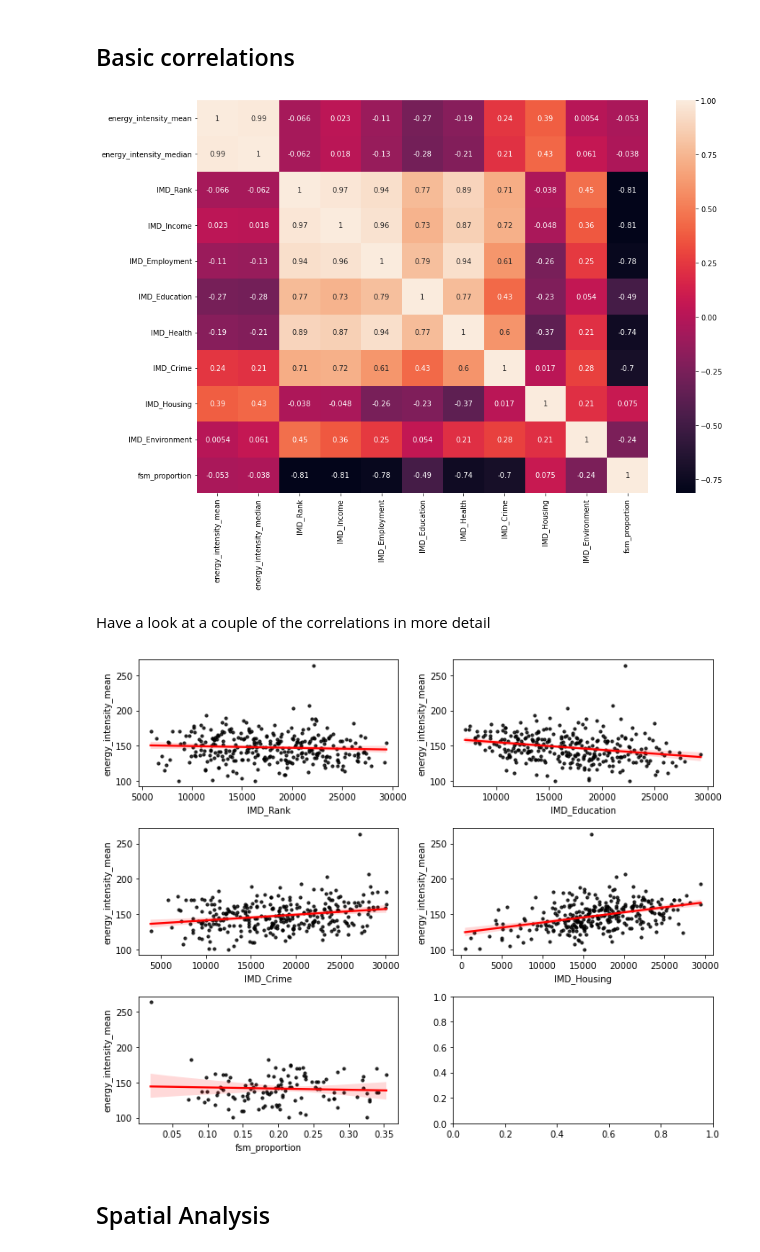
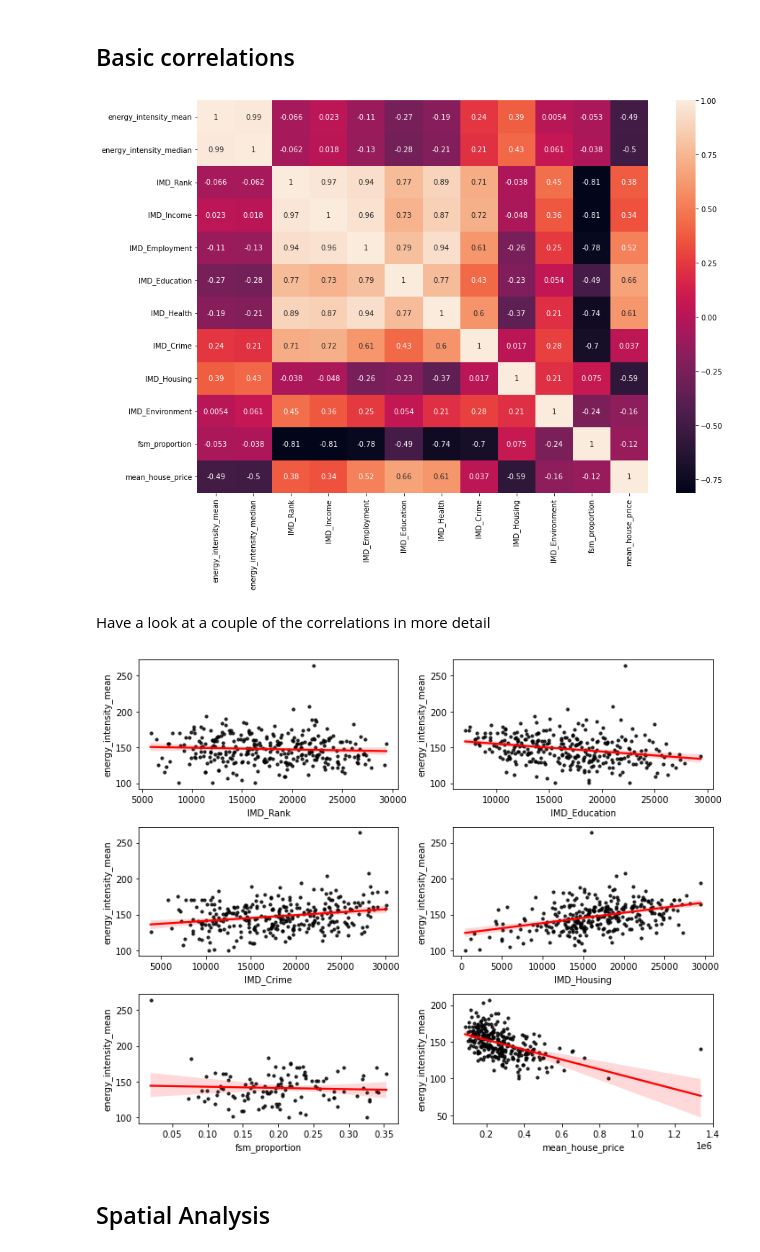
Before and after one commit to anetobradley/energy_flex, a Jupyter notebook: 02-EnergyModel/Energy_Intensity_Analysis/energy_intensity_analysis.ipynb, the cells around one changed output. Saved outputs shown, nothing was run; the diff lists cells and outputs as text; code cells hidden in the pictures.

Commit message:
added house price data

```diff
--- a/02-EnergyModel/Energy_Intensity_Analysis/energy_intensity_analysis.ipynb
+++ b/02-EnergyModel/Energy_Intensity_Analysis/energy_intensity_analysis.ipynb
@@ -21,7 +21,8 @@ import contextily as cx
 # %%
 # Read data and make the index the LAD code (allows much easier joining to other data on LAD code)
 energy_intensity = gpd.read_file(
-    os.path.join("..", "01_Base_Posterior_Sampling/", "Sample_outputs", "energy_intensity_by_lad_since_2000.geojson")).set_index("local_authority", drop=True)
+    os.path.join("..", "01_Base_Posterior_Sampling/", "Sample_outputs", "energy_intensity_by_lad_since_2000.geojson"))
+energy_intensity = energy_intensity.set_index("local_authority", drop=True)
 
 # Drop LSOAs that don't have energy intensity data.
 # Note that columns are currently strings, so need to find values with string 'NA',
@@ -88,0 +94,3 @@ del oa_dict, lsoa_dict
+# %%
+house_price_lad = pd.read_csv(os.path.join("data", "house_price", "England-annual-price-change-by-local-authority-2021-03.csv"))
+house_price_lad
@@ -88,0 +128,17 @@ del oa_dict, lsoa_dict
+# %%
+# Merge to the energy data. Need to reset and then set index otherwise we lose the lsoa code
+energy_intensity = energy_intensity.reset_index().merge(house_price_lad[['Local authorities', 'March 2020']],
+                                how="left", left_on="authority_name", right_on="Local authorities",
+                                validate="1:1").set_index("local_authority")
+
+# Sanity check the join (not currently because some areas do not join. Leaving for now)
+if energy_intensity['March 2020'].isna().any():
+    # Some didn't join
+    fail = energy_intensity.loc[energy_intensity['March 2020'].isna()]
+    print(f"Warning {len(fail)} LADs didn't join")
+
+energy_intensity['Local authorities'] = None
+energy_intensity = energy_intensity.rename(columns={"March 2020": "mean_house_price"})
+
+#energy_intensity.sample(4)
+energy_intensity.plot(column="mean_house_price", cmap='OrRd', edgecolor='k', linewidth=0.2, legend=True)
@@ -232,16 +292,18 @@ https://www.gov.uk/government/statistics/sub-regional-fuel-poverty-data-2021
 ## Basic correlations
 # %%
 fig, ax = plt.subplots(figsize=(14,10))
-cols = ['energy_intensity_mean', 'energy_intensity_median', 'IMD_Rank', 'IMD_Income', 'IMD_Employment', 'IMD_Education', 'IMD_Health', 'IMD_Crime', 'IMD_Housing', 'IMD_Environment', 'fsm_proportion']
+cols = ['energy_intensity_mean', 'energy_intensity_median', 'IMD_Rank', 'IMD_Income', 'IMD_Employment',
+        'IMD_Education', 'IMD_Health', 'IMD_Crime', 'IMD_Housing', 'IMD_Environment',
+        'fsm_proportion', 'mean_house_price']
 sns.heatmap(energy_intensity[cols].corr(), annot=True, ax=ax)
 del cols
 # %% [output]
-[figure, old version]
+[figure, new version]
 # %% [markdown]
 Have a look at a couple of the correlations in more detail
 # %%
 fig, axes = plt.subplots(3,2, figsize=(10,8))
-cols = ['IMD_Rank', 'IMD_Education', 'IMD_Crime', 'IMD_Housing', 'fsm_proportion']
+cols = ['IMD_Rank', 'IMD_Education', 'IMD_Crime', 'IMD_Housing', 'fsm_proportion', 'mean_house_price']
 yvar = 'energy_intensity_mean'
 for ax, col in zip(axes.reshape(-1), cols):
     #ax.scatter(x=col, y=yvar, data=energy_intensity, label=col)
@@ -256,7 +318,7 @@ for ax, col in zip(axes.reshape(-1), cols):
 fig.tight_layout()
 del col, cols
 # %% [output]
-[figure, old version]
+[figure, new version]
 # %% [markdown]
 ## Spatial Analysis
 # %% [markdown]
```
Also changed, not shown: parts of 12 cells of this notebook, 2 other files.
